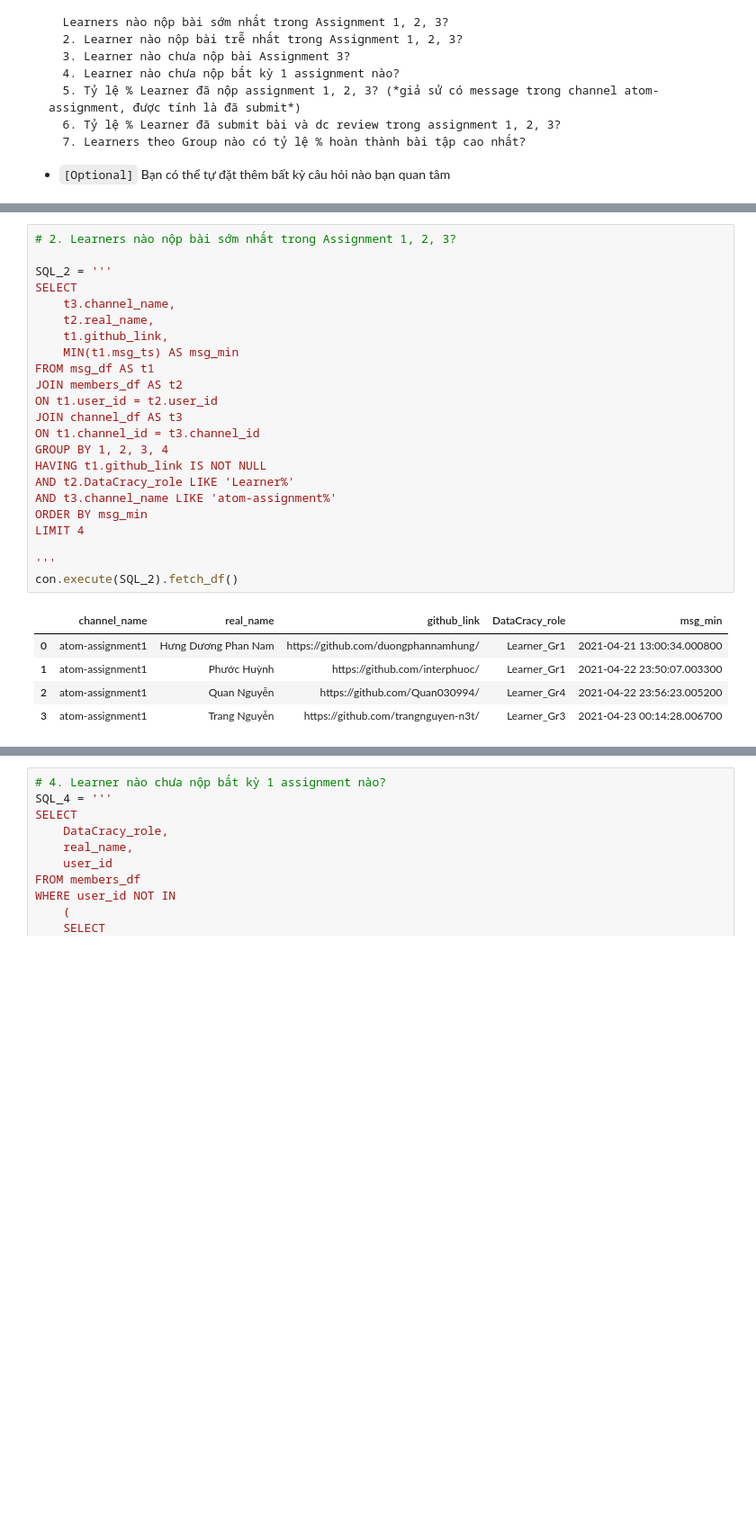
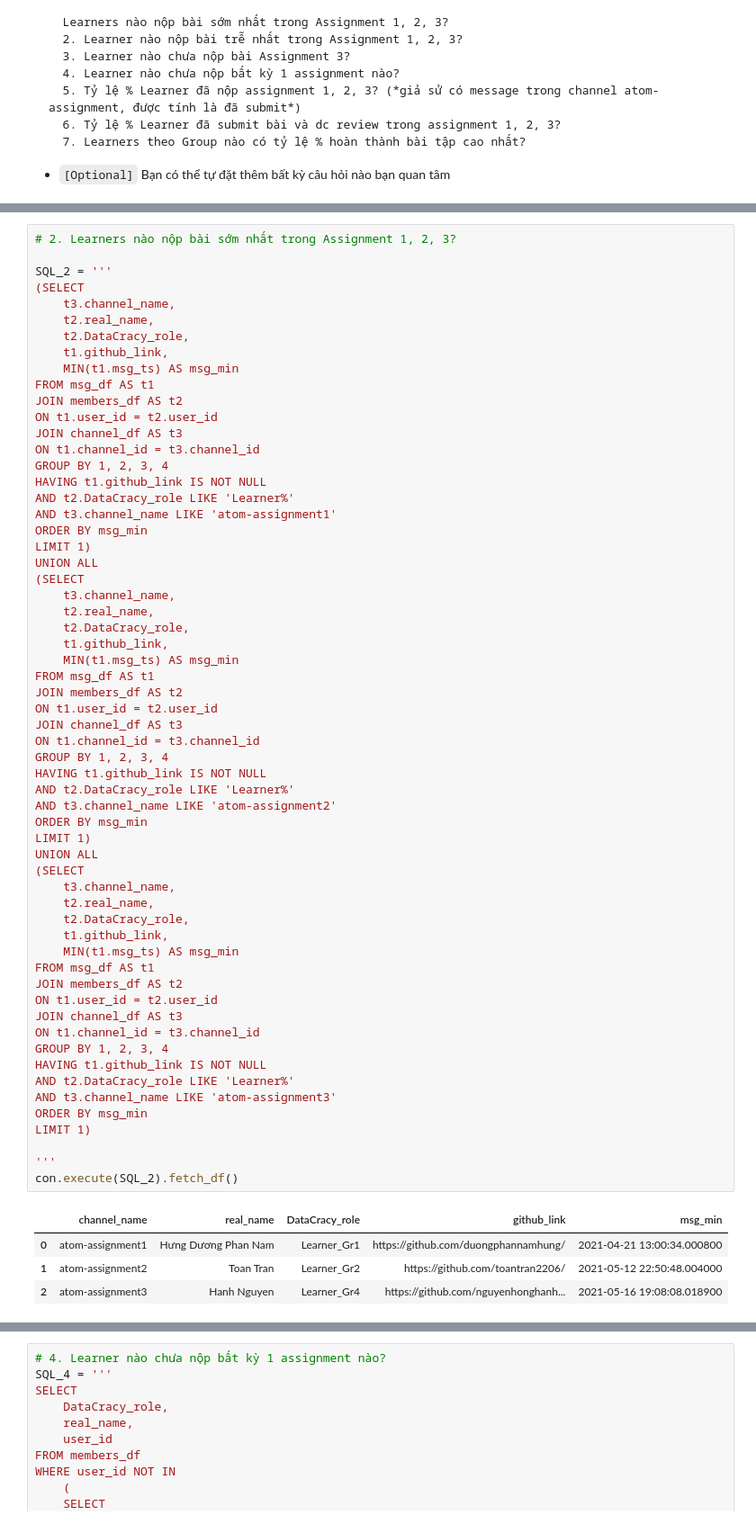
Before and after one commit to phamdinhtuan200382/atom-assignments, a Jupyter notebook: assignment_4/home_assignment_4.ipynb, the cells around one changed output, grey strips where cells are left out. Shown at 90% size. Cells and saved outputs as stored; diff of their text form; blank space fills up the shorter version.

```diff
--- a/assignment_4/home_assignment_4.ipynb
+++ b/assignment_4/home_assignment_4.ipynb
@@ -689,32 +731,68 @@ con.execute(SQL_1).fetch_df()
 # %%
 # 2. Learners nào nộp bài sớm nhất trong Assignment 1, 2, 3?
 
 SQL_2 = '''
-SELECT
+(SELECT
     t3.channel_name,
     t2.real_name,
+    t2.DataCracy_role,
     t1.github_link,
     MIN(t1.msg_ts) AS msg_min
 FROM msg_df AS t1
 JOIN members_df AS t2
 ON t1.user_id = t2.user_id
 JOIN channel_df AS t3
 ON t1.channel_id = t3.channel_id
 GROUP BY 1, 2, 3, 4
 HAVING t1.github_link IS NOT NULL
 AND t2.DataCracy_role LIKE 'Learner%'
-AND t3.channel_name LIKE 'atom-assignment%'
+AND t3.channel_name LIKE 'atom-assignment1'
 ORDER BY msg_min
-LIMIT 4
+LIMIT 1)
+UNION ALL
+(SELECT
+    t3.channel_name,
+    t2.real_name,
+    t2.DataCracy_role,
+    t1.github_link,
+    MIN(t1.msg_ts) AS msg_min
+FROM msg_df AS t1
+JOIN members_df AS t2
+ON t1.user_id = t2.user_id
+JOIN channel_df AS t3
+ON t1.channel_id = t3.channel_id
+GROUP BY 1, 2, 3, 4
+HAVING t1.github_link IS NOT NULL
+AND t2.DataCracy_role LIKE 'Learner%'
+AND t3.channel_name LIKE 'atom-assignment2'
+ORDER BY msg_min
+LIMIT 1)
+UNION ALL
+(SELECT
+    t3.channel_name,
+    t2.real_name,
+    t2.DataCracy_role,
+    t1.github_link,
+    MIN(t1.msg_ts) AS msg_min
+FROM msg_df AS t1
+JOIN members_df AS t2
+ON t1.user_id = t2.user_id
+JOIN channel_df AS t3
+ON t1.channel_id = t3.channel_id
+GROUP BY 1, 2, 3, 4
+HAVING t1.github_link IS NOT NULL
+AND t2.DataCracy_role LIKE 'Learner%'
+AND t3.channel_name LIKE 'atom-assignment3'
+ORDER BY msg_min
+LIMIT 1)
 
 '''
 con.execute(SQL_2).fetch_df()
 # %% [output]
-|  | channel_name | real_name | github_link | DataCracy_role | msg_min |
-| 0 | atom-assignment1 | Hưng Dương Phan Nam | https://github.com/duongphannamhung/ | Learner_Gr1 | 2021-04-21 13:00:34.000800 |
-| 1 | atom-assignment1 | Phước Huỳnh | https://github.com/interphuoc/ | Learner_Gr1 | 2021-04-22 23:50:07.003300 |
-| 2 | atom-assignment1 | Quan Nguyễn | https://github.com/Quan030994/ | Learner_Gr4 | 2021-04-22 23:56:23.005200 |
-| 3 | atom-assignment1 | Trang Nguyễn | https://github.com/trangnguyen-n3t/ | Learner_Gr3 | 2021-04-23 00:14:28.006700 |
+|  | channel_name | real_name | DataCracy_role | github_link | msg_min |
+| 0 | atom-assignment1 | Hưng Dương Phan Nam | Learner_Gr1 | https://github.com/duongphannamhung/ | 2021-04-21 13:00:34.000800 |
+| 1 | atom-assignment2 | Toan Tran | Learner_Gr2 | https://github.com/toantran2206/ | 2021-05-12 22:50:48.004000 |
+| 2 | atom-assignment3 | Hanh Nguyen | Learner_Gr4 | https://github.com/nguyenhonghanh... | 2021-05-16 19:08:08.018900 |
 # %%
 #3. Learner nào chưa nộp bài Assignment 3?
 SQL_3 = '''
```
Also changed, not shown: parts of 16 cells of this notebook, 1 other file.
